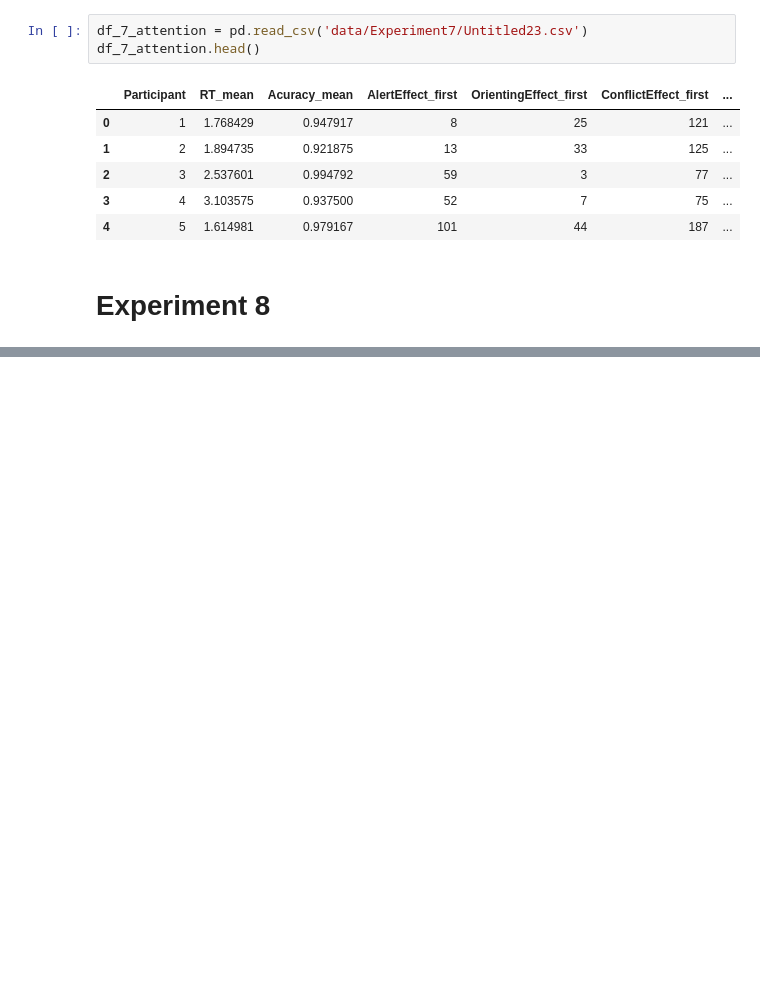
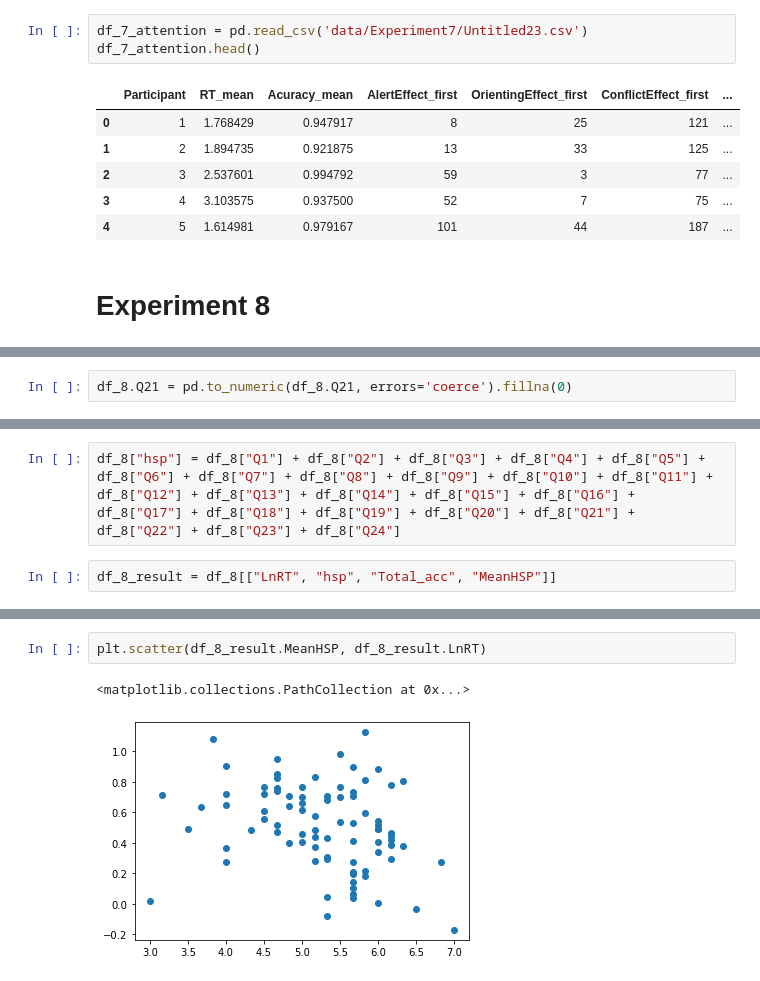
Before and after one commit to nadavWeisler/ResearchMethodsInCognitiveScience, a Jupyter notebook: FinalProject/main.ipynb, the cells around one changed output, grey strips where cells are left out. Saved outputs shown, nothing was run; the diff lists cells and outputs as text; blank space fills up the shorter version.

```diff
--- a/FinalProject/main.ipynb
+++ b/FinalProject/main.ipynb
@@ -180,0 +209,2 @@ df_8.head()
+# %%
+df_8.Q21 = pd.to_numeric(df_8.Q21, errors='coerce').fillna(0)
@@ -180,0 +219,4 @@ df_8.head()
+# %%
+df_8["hsp"] = df_8["Q1"] + df_8["Q2"] + df_8["Q3"] + df_8["Q4"] + df_8["Q5"] + df_8["Q6"] + df_8["Q7"] + df_8["Q8"] + df_8["Q9"] + df_8["Q10"] + df_8["Q11"] + df_8["Q12"] + df_8["Q13"] + df_8["Q14"] + df_8["Q15"] + df_8["Q16"] + df_8["Q17"] + df_8["Q18"] + df_8["Q19"] + df_8["Q20"] + df_8["Q21"] + df_8["Q22"] + df_8["Q23"] + df_8["Q24"]
+# %%
+df_8_result = df_8[["LnRT", "hsp", "Total_acc", "MeanHSP"]]
@@ -180,0 +241,5 @@ df_8.head()
+# %%
+plt.scatter(df_8_result.MeanHSP, df_8_result.LnRT)
+# %% [output]
+<matplotlib.collections.PathCollection at 0x...>
+[figure, added]
```
Also changed, not shown: parts of 10 cells of this notebook, 8 other files.
